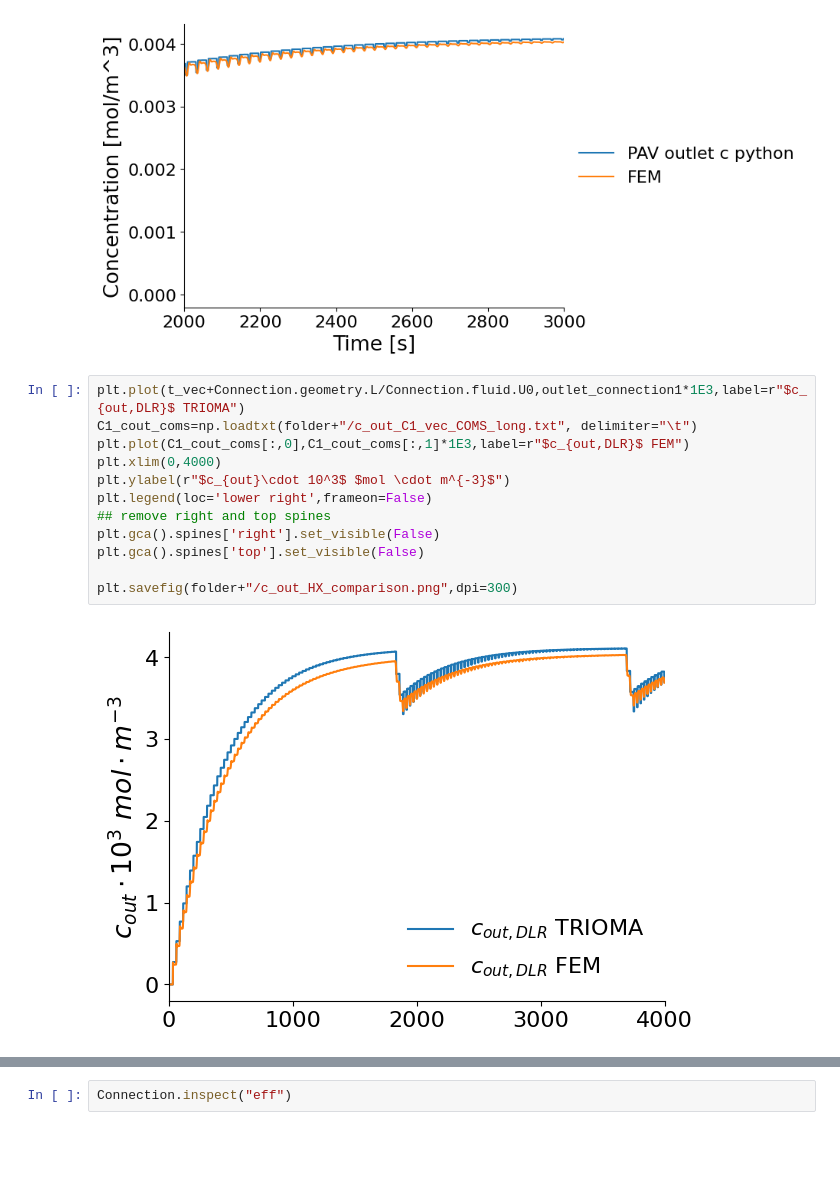
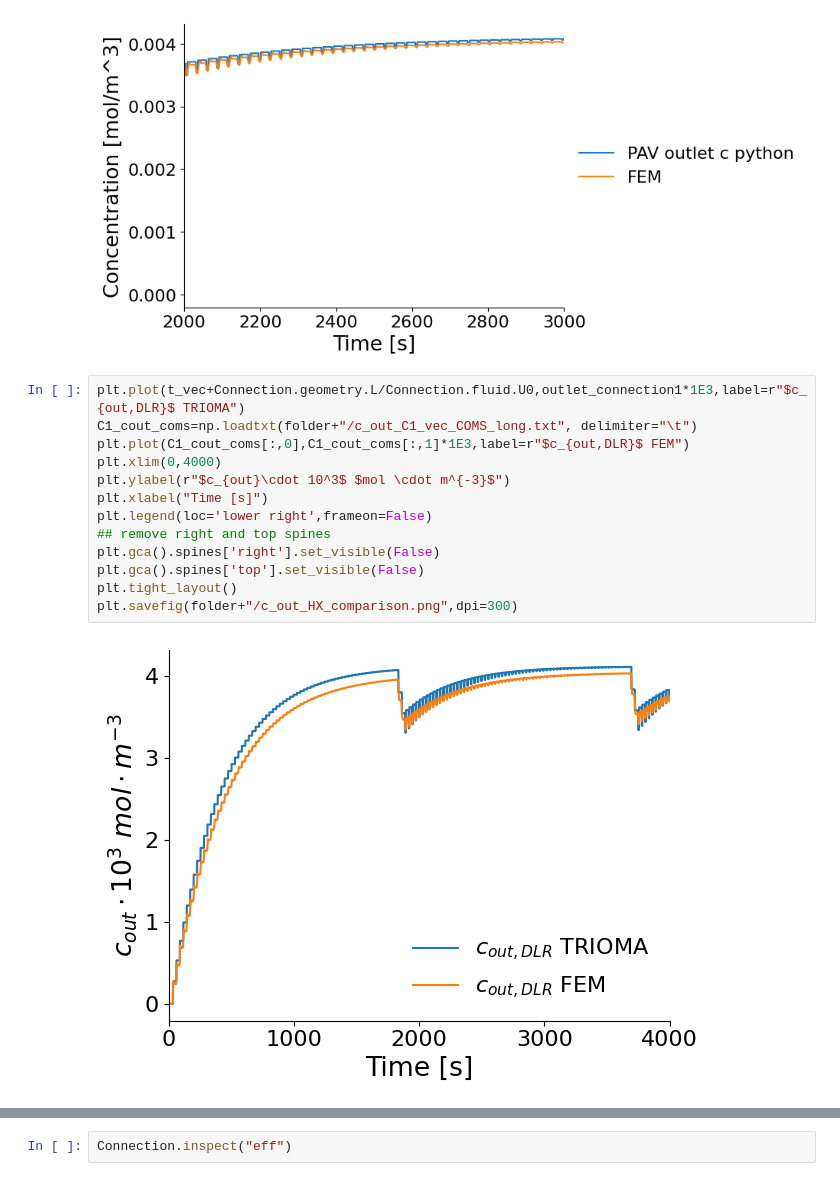
Before and after one commit to gabriele-ferrero/TRIOMA_Verification, a Jupyter notebook: Transient_Studies/PseudoTransient_T.ipynb, the cells around one changed output, grey strips where cells are left out. Cells and saved outputs as stored; diff of their text form; blank space fills up the shorter version.

Commit message:
tight layout

```diff
--- a/Transient_Studies/PseudoTransient_T.ipynb
+++ b/Transient_Studies/PseudoTransient_T.ipynb
@@ -442,17 +443,18 @@ Text(0, 0.5, 'Concentration [mol/m^3]')
 # %%
 plt.plot(t_vec+Connection.geometry.L/Connection.fluid.U0,outlet_connection1*1E3,label=r"$c_{out,DLR}$ TRIOMA")
 C1_cout_coms=np.loadtxt(folder+"/c_out_C1_vec_COMS_long.txt", delimiter="\t")
 plt.plot(C1_cout_coms[:,0],C1_cout_coms[:,1]*1E3,label=r"$c_{out,DLR}$ FEM")
 plt.xlim(0,4000)
 plt.ylabel(r"$c_{out}\cdot 10^3$ $mol \cdot m^{-3}$")
+plt.xlabel("Time [s]")
 plt.legend(loc='lower right',frameon=False)
 ## remove right and top spines
 plt.gca().spines['right'].set_visible(False)
 plt.gca().spines['top'].set_visible(False)
-
+plt.tight_layout()
 plt.savefig(folder+"/c_out_HX_comparison.png",dpi=300)
 # %% [output]
-[figure, old version]
+[figure, new version]
 # %%
 if compute_inv:
     plt.plot(t_vec+PAV.geometry.L/PAV.fluid.U0,PAV_inv/PAV.geometry.n_pipes,label=r"$inv_{s,PAV}$ TRIOMA")
```
Also changed, not shown: parts of 3 cells of this notebook, 5 other files.
